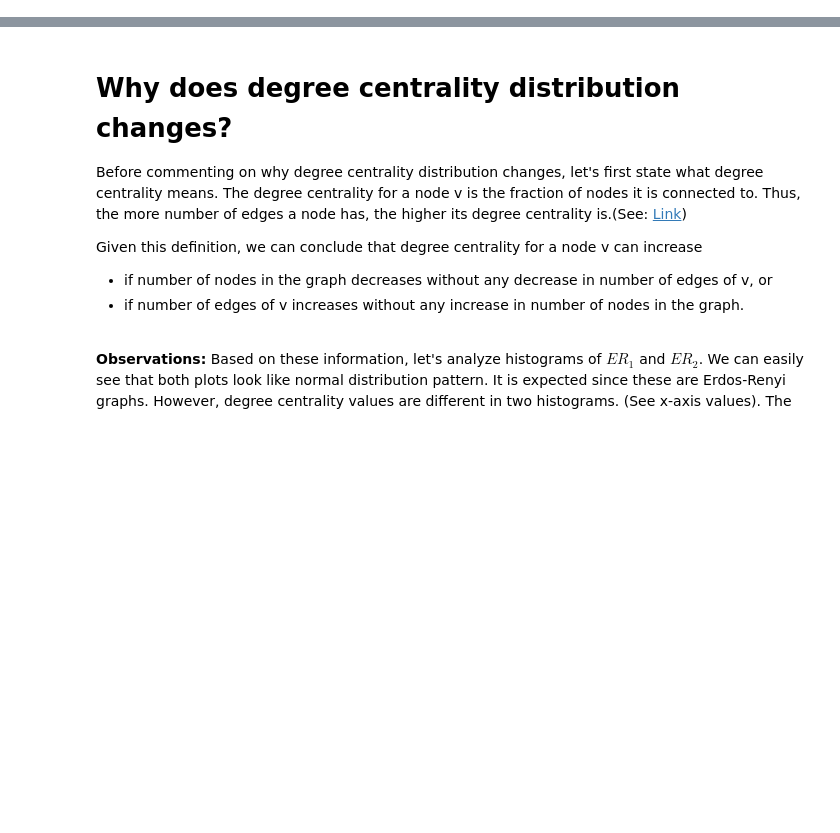
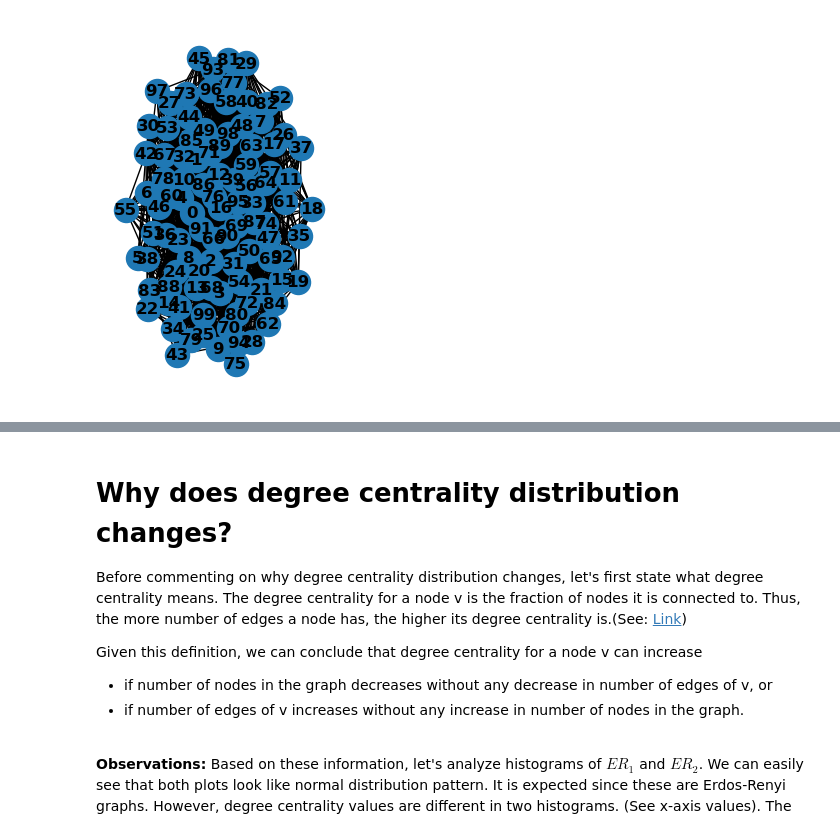
Before and after one commit to networkx/outreachy, a Jupyter notebook: 2022-round-1/dtekinoglu/Outreachy_Networkx.ipynb, the cells around one changed output, grey strips where cells are left out. Saved outputs shown, nothing was run; the diff lists cells and outputs as text; code cells hidden in the pictures; blank space fills up the shorter version.

```diff
--- a/2022-round-1/dtekinoglu/Outreachy_Networkx.ipynb
+++ b/2022-round-1/dtekinoglu/Outreachy_Networkx.ipynb
@@ -1,6 +1,12 @@
 # %%
 import matplotlib.pyplot as plt
 import networkx as nx
+# %%
+ER_1 = nx.erdos_renyi_graph(100,0.3)  #Creating an ER graph with N = 100 and p = 0.3
+subax1 = plt.subplot(121)
+nx.draw(ER_1, with_labels=True, font_weight='bold')
+# %% [output]
+[figure, added]
 # %%
 ER_1 = nx.erdos_renyi_graph(100,0.3)  #Creating an ER graph with N = 100 and p = 0.3
 degreeCentralities = nx.degree_centrality(ER_1)
```
Also changed, not shown: parts of 3 cells of this notebook, 1 other file.
